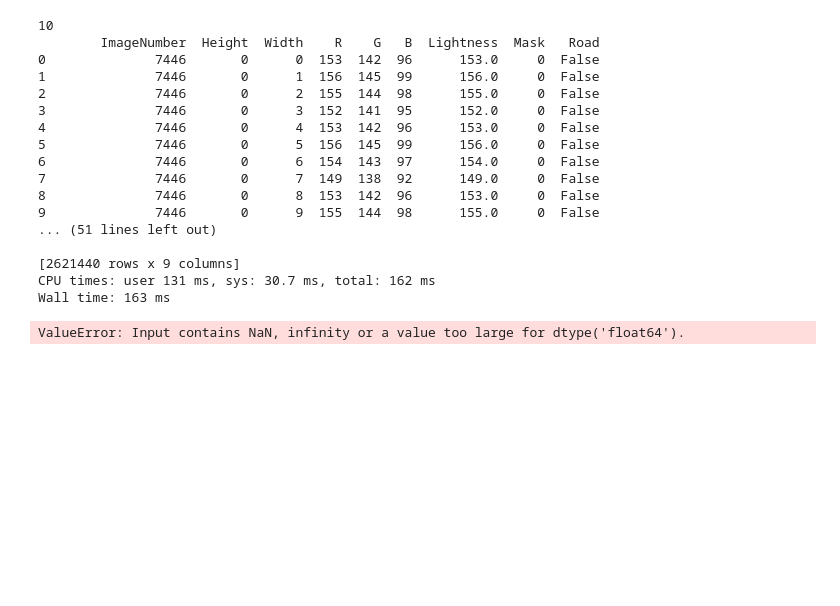
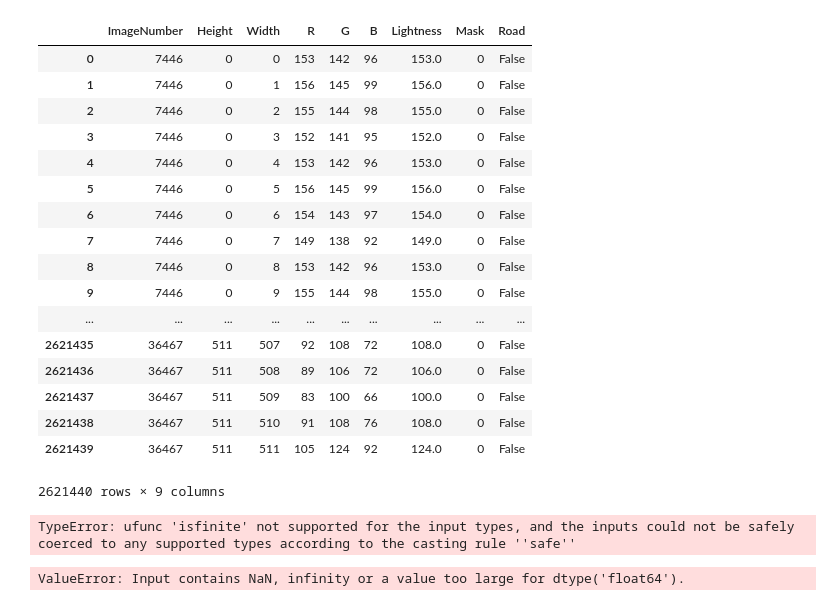
Before and after one commit to santitellez/Term_Project_st41_eps2, a Jupyter notebook: EDA.ipynb, the cells around one changed output. Drawn from its saved outputs; the diff is of its cells as text; code cells hidden in the pictures; blank space fills up the shorter version.

```diff
--- a/EDA.ipynb
+++ b/EDA.ipynb
@@ -61,16 +40,29 @@ img1_msk
 # %%
-%%time
+# %%time
 
-num_of_imgs = 15
+# Elliot's attempt
+
+num_of_imgs = 100
 height = 512
 width = 512
-indices = range(0, (num_of_imgs * height * width))
+row_count = range(height * width)
 columns = ['ImageNumber', 'Height', 'Width', 'R', 'G', 'B', 'Lightness', 'Mask', 'Road']
-train_df = pd.DataFrame(index = indices, columns = columns)
+col_count = len(columns)
+
+train_array = np.zeros(shape=(num_of_imgs, height * width, 3))
+
 img_names = gb.glob("comp-540-spring-2019/train/*.jpg")
 img_numbers = [re.findall(r'/(\d+)', img_name) for img_name in img_names]
 img_nums = list(it.chain.from_iterable(img_numbers))
 img_nums = img_nums[:num_of_imgs]
 
+for i in range(num_of_imgs):
 
-np.array(img1).flatten()
+    img = ig.open("comp-540-spring-2019/train/" + img_nums[img_num] + "_sat.jpg")
+    msk = ig.open("comp-540-spring-2019/train/" + img_nums[img_num] + "_msk.png")
+    img_mat = list(img.getdata())
+    msk_mat = list(msk.getdata())
+
+    train_array[i] = img_mat
+
+print(pd.DataFrame(train_array[0]))
@@ -77,8 +87,9 @@ np.array(img1).flatten()
 # %%
 %%time
+
 #loading all images
 
-num_of_imgs = 15
+num_of_imgs = 100
 height = 512
 width = 512
 indices = range(0, (num_of_imgs * height * width))
@@ -109,3 +119,24 @@ Wall time: 43.4 s
+# %%
+train_df
+# %% [output]
+|  | ImageNumber | Height | Width | R | G | B | Lightness | Mask | Road |
+| 0 | 7446 | 0 | 0 | 153 | 142 | 96 | 153.0 | 0 | False |
+| 1 | 7446 | 0 | 1 | 156 | 145 | 99 | 156.0 | 0 | False |
+| 2 | 7446 | 0 | 2 | 155 | 144 | 98 | 155.0 | 0 | False |
+| 3 | 7446 | 0 | 3 | 152 | 141 | 95 | 152.0 | 0 | False |
+| 4 | 7446 | 0 | 4 | 153 | 142 | 96 | 153.0 | 0 | False |
+| 5 | 7446 | 0 | 5 | 156 | 145 | 99 | 156.0 | 0 | False |
+| 6 | 7446 | 0 | 6 | 154 | 143 | 97 | 154.0 | 0 | False |
+| 7 | 7446 | 0 | 7 | 149 | 138 | 92 | 149.0 | 0 | False |
+| 8 | 7446 | 0 | 8 | 153 | 142 | 96 | 153.0 | 0 | False |
+| 9 | 7446 | 0 | 9 | 155 | 144 | 98 | 155.0 | 0 | False |
+| ... | ... | ... | ... | ... | ... | ... | ... | ... | ... |
+| 2621435 | 36467 | 511 | 507 | 92 | 108 | 72 | 108.0 | 0 | False |
+| 2621436 | 36467 | 511 | 508 | 89 | 106 | 72 | 106.0 | 0 | False |
+| 2621437 | 36467 | 511 | 509 | 83 | 100 | 66 | 100.0 | 0 | False |
+| 2621438 | 36467 | 511 | 510 | 91 | 108 | 76 | 108.0 | 0 | False |
+| 2621439 | 36467 | 511 | 511 | 105 | 124 | 92 | 124.0 | 0 | False |
+2621440 rows × 9 columns
 # %%
 #loading all images - batches
 
@@ -136,27 +167,11 @@ for img_num in range(0, num_of_imgs, 1):
 train_df["Lightness"] = (train_df[["R", "G", "B"]].max(axis = 1) + train_df[["R", "G", "B"]].max(axis = 1)) / 2
 train_df.Road = (train_df.Mask > 0)
 # %%
-
+train_df1 = train_df[np.isfinite(train_df)]
 print(len(train_df.ImageNumber.unique()))
 print(train_df)
 # %% [output]
-10
-        ImageNumber  Height  Width    R    G   B  Lightness  Mask   Road
-0              7446       0      0  153  142  96      153.0     0  False
-1              7446       0      1  156  145  99      156.0     0  False
-2              7446       0      2  155  144  98      155.0     0  False
-3              7446       0      3  152  141  95      152.0     0  False
-4              7446       0      4  153  142  96      153.0     0  False
-5              7446       0      5  156  145  99      156.0     0  False
-6              7446       0      6  154  143  97      154.0     0  False
-7              7446       0      7  149  138  92      149.0     0  False
-8              7446       0      8  153  142  96      153.0     0  False
-9              7446       0      9  155  144  98      155.0     0  False
-... (51 lines left out)
-
-[2621440 rows x 9 columns]
-CPU times: user 131 ms, sys: 30.7 ms, total: 162 ms
-Wall time: 163 ms
+TypeError: ufunc 'isfinite' not supported for the input types, and the inputs could not be safely coerced to any supported types according to the casting rule ''safe''
 # %%
 #Simple model
 
```
Also changed, not shown: parts of 9 cells of this notebook.
